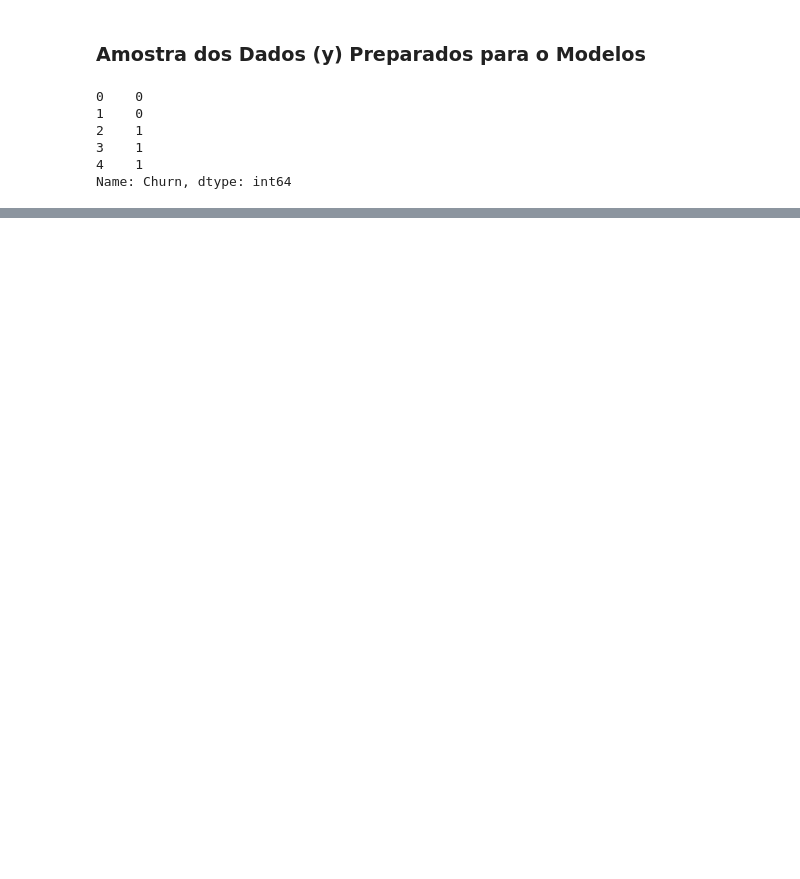
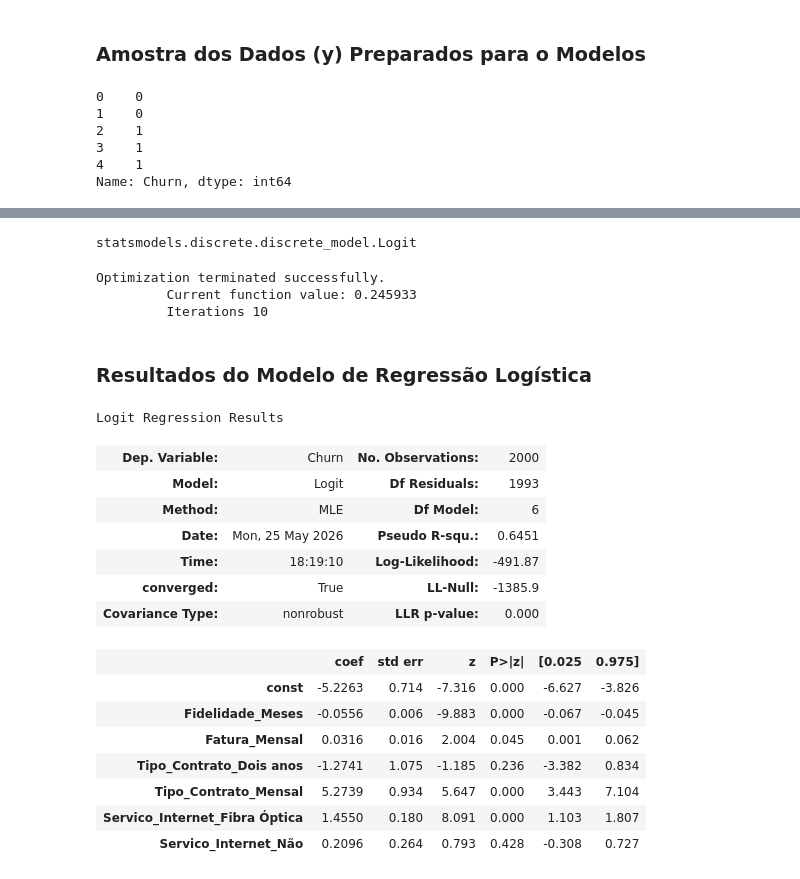
Before and after one commit to marcusvbrangel/fundamentos-linguagem-python-basico-aplicacoes-ia, a Jupyter notebook: chapter-10-statsmodels/mini-projeto-05-statsmodels-analise-churn.ipynb, the cells around one changed output, grey strips where cells are left out. Cells and saved outputs as stored; diff of their text form; code cells hidden in the pictures; blank space fills up the shorter version.

```diff
--- a/chapter-10-statsmodels/mini-projeto-05-statsmodels-analise-churn.ipynb
+++ b/chapter-10-statsmodels/mini-projeto-05-statsmodels-analise-churn.ipynb
@@ -471,0 +476,36 @@ Name: Churn, dtype: int64
+# %%
+# criacao do modelo
+modelo = sm.Logit(y, X)
+# %%
+type(modelo)
+# %% [output]
+statsmodels.discrete.discrete_model.Logit
+# %%
+# treinamento do modelo
+modelo_treinado = modelo.fit()
+# %% [output]
+Optimization terminated successfully.
+         Current function value: 0.245933
+         Iterations 10
+# %%
+# exibir o resumo completo do modelo
+display(Markdown("### Resultados do Modelo de Regressão Logística"))
+modelo_treinado.summary()
+# %% [output]
+### Resultados do Modelo de Regressão Logística
+Logit Regression Results
+| Dep. Variable: | Churn | No. Observations: | 2000 |
+| Model: | Logit | Df Residuals: | 1993 |
+| Method: | MLE | Df Model: | 6 |
+| Date: | Mon, 25 May 2026 | Pseudo R-squ.: | 0.6451 |
+| Time: | 18:19:10 | Log-Likelihood: | -491.87 |
+| converged: | True | LL-Null: | -1385.9 |
+| Covariance Type: | nonrobust | LLR p-value: | 0.000 |
+|  | coef | std err | z | P>|z| | [0.025 | 0.975] |
+| const | -5.2263 | 0.714 | -7.316 | 0.000 | -6.627 | -3.826 |
+| Fidelidade_Meses | -0.0556 | 0.006 | -9.883 | 0.000 | -0.067 | -0.045 |
+| Fatura_Mensal | 0.0316 | 0.016 | 2.004 | 0.045 | 0.001 | 0.062 |
+| Tipo_Contrato_Dois anos | -1.2741 | 1.075 | -1.185 | 0.236 | -3.382 | 0.834 |
+| Tipo_Contrato_Mensal | 5.2739 | 0.934 | 5.647 | 0.000 | 3.443 | 7.104 |
+| Servico_Internet_Fibra Óptica | 1.4550 | 0.180 | 8.091 | 0.000 | 1.103 | 1.807 |
+| Servico_Internet_Não | 0.2096 | 0.264 | 0.793 | 0.428 | -0.308 | 0.727 |
```
Also changed, not shown: parts of 10 cells of this notebook.
